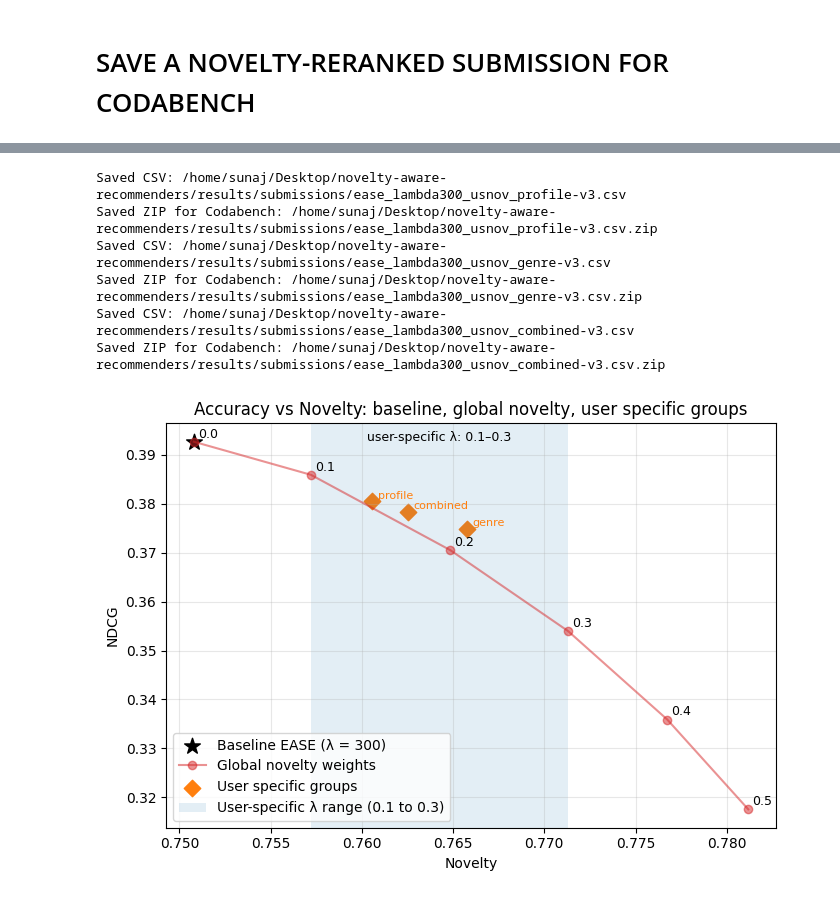
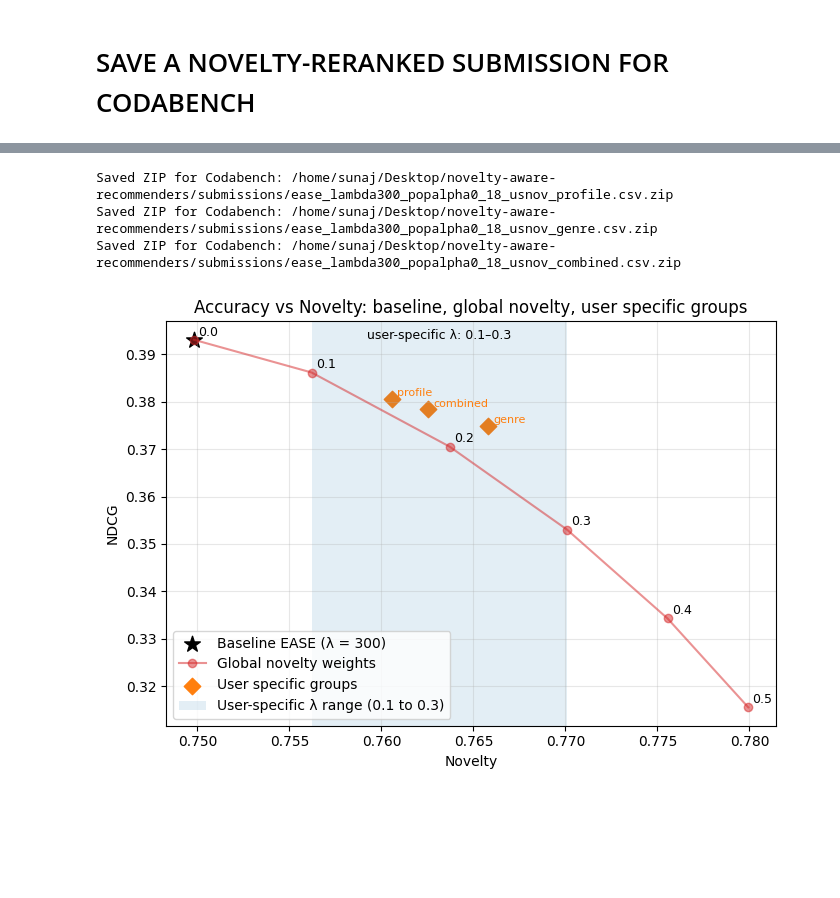
Before and after one commit to nabil-elouaamari/novelty-aware-recommenders, a Jupyter notebook: notebooks/05_novelty_reranking.ipynb, the cells around one changed output, grey strips where cells are left out. Saved outputs shown, nothing was run; the diff lists cells and outputs as text; code cells hidden in the pictures; blank space fills up the shorter version.

```diff
--- a/notebooks/05_novelty_reranking.ipynb
+++ b/notebooks/05_novelty_reranking.ipynb
@@ -28,7 +31,7 @@ df_nov
 import pandas as pd
 import matplotlib.pyplot as plt
 
-df = pd.read_csv("../submissions/sweeps/novelty_sweep_genre_offline.csv")
+df = pd.read_csv("results/sweeps/novelty_sweep_genre_offline.csv")
 
 # sort by novelty_lambda to get smooth curves
 df = df.sort_values("novelty_lambda")
@@ -303,29 +331,4 @@ EASE provides strong baseline scores, so novelty adjustments with moderate λ va
 # %%
-from src.experiments.user_specific_sweep import user_specific_rerank
-from src.data.loader import load_interactions, load_games
-from src.novelty.user_groups import (
-    assign_groups_by_profile_size,
-    assign_groups_by_genre_diversity,
-    assign_groups_combined,
-)
-import numpy as np
-from src.config import LAMBDA_REG
-from src.models.ease import EASE
-from src.pipelines.save import save_submission
-
-# 1. Load data
-train = load_interactions(train=True)
-test_in = load_interactions(train=False)
-games = load_games()
-
-item_distance = np.load("../data/processed/genre_distance.npy")
-
-# 3. Train EASE with fixed lambda_reg
-model = EASE(lambda_reg=float(LAMBDA_REG))
-
-# recommend() already uses a Codabench style mapping
-recs_grouping = model.recommend(train, test_in, top_k=300)
-
 # user-specific lambda per user, computed from the fold in interactions (test_in)
 lambda_profile  = assign_groups_by_profile_size(test_in)
 lambda_genre    = assign_groups_by_genre_diversity(test_in, games)
@@ -348,36 +351,33 @@ def build_and_save_user_specific_submission(recs, test_in, item_distance, user_l
     )
 
     submission = recs_us[["user_id", "item_id"]]
-    save_submission(submission, f"ease_lambda{LAMBDA_REG}_usnov_{grouping}")
+    save_submission(submission, f"ease_lambda{LAMBDA_REG}_popalpha{str(POP_ALPHA).replace('.', '_')}_usnov_{grouping}")
 
 # build three Codabench submissions
-build_and_save_user_specific_submission(recs_grouping, test_in, item_distance, lambda_profile,  "profile-v3")
-build_and_save_user_specific_submission(recs_grouping, test_in, item_distance, lambda_genre,    "genre-v3")
-build_and_save_user_specific_submission(recs_grouping, test_in, item_distance, lambda_combined, "combined-v3")
+build_and_save_user_specific_submission(recs_grouping, test_in, item_distance, lambda_profile,  "profile")
+build_and_save_user_specific_submission(recs_grouping, test_in, item_distance, lambda_genre,    "genre")
+build_and_save_user_specific_submission(recs_grouping, test_in, item_distance, lambda_combined, "combined")
 # %% [output]
-Saved CSV: /home/sunaj/Desktop/novelty-aware-recommenders/results/submissions/ease_lambda300_usnov_profile-v3.csv
-Saved ZIP for Codabench: /home/sunaj/Desktop/novelty-aware-recommenders/results/submissions/ease_lambda300_usnov_profile-v3.csv.zip
-Saved CSV: /home/sunaj/Desktop/novelty-aware-recommenders/results/submissions/ease_lambda300_usnov_genre-v3.csv
-Saved ZIP for Codabench: /home/sunaj/Desktop/novelty-aware-recommenders/results/submissions/ease_lambda300_usnov_genre-v3.csv.zip
-Saved CSV: /home/sunaj/Desktop/novelty-aware-recommenders/results/submissions/ease_lambda300_usnov_combined-v3.csv
-Saved ZIP for Codabench: /home/sunaj/Desktop/novelty-aware-recommenders/results/submissions/ease_lambda300_usnov_combined-v3.csv.zip
+Saved ZIP for Codabench: /home/sunaj/Desktop/novelty-aware-recommenders/submissions/ease_lambda300_popalpha0_18_usnov_profile.csv.zip
+Saved ZIP for Codabench: /home/sunaj/Desktop/novelty-aware-recommenders/submissions/ease_lambda300_popalpha0_18_usnov_genre.csv.zip
+Saved ZIP for Codabench: /home/sunaj/Desktop/novelty-aware-recommenders/submissions/ease_lambda300_popalpha0_18_usnov_combined.csv.zip
 # %%
 import matplotlib.pyplot as plt
 import pandas as pd
 
 # ----- hard coded metrics -----
 baseline = {
-    "novelty": 0.7507889761731898,
-    "ndcg":   0.39267031425710297,
+    "novelty": 0.7498022990977183,
+    "ndcg":   0.3930186147152686,
 }
 
 global_points = [
-    {"lambda": 0.0, "novelty": 0.7507889761731898, "ndcg": 0.39267031425710297},
-    {"lambda": 0.1, "novelty": 0.7572111118601107, "ndcg": 0.38590605984985804},
-    {"lambda": 0.2, "novelty": 0.7648459260502501,  "ndcg": 0.3705198719532373},
-    {"lambda": 0.3, "novelty": 0.7713025802356118, "ndcg": 0.35398179993927137},
-    {"lambda": 0.4, "novelty": 0.7767377932382226, "ndcg": 0.3359108232606167},
-    {"lambda": 0.5, "novelty": 0.7811795147723767, "ndcg": 0.3175564610765378},
+    {"lambda": 0.0, "novelty": 0.7498022990977183, "ndcg": 0.3930186147152686},
+    {"lambda": 0.1, "novelty": 0.7562094423207947, "ndcg": 0.3861095864318747},
+    {"lambda": 0.2, "novelty": 0.7637067633499971,  "ndcg": 0.3704992922855129},
+    {"lambda": 0.3, "novelty": 0.7700860079958337, "ndcg": 0.3530271897337255},
+    {"lambda": 0.4, "novelty": 0.775549252388333, "ndcg": 0.33431646556985867},
+    {"lambda": 0.5, "novelty": 0.7799354564561592, "ndcg": 0.31560328263618875},
 ]
 
 user_points = [
@@ -458,35 +458,33 @@ for _, row in df_user.iterrows():
         color="tab:orange",
     )
 
-from matplotlib.patches import Rectangle
-
 # novelty bounds that correspond to lambda in [0.1, 0.3]
 nov_min = df_global.loc[df_global["lambda"] == 0.1, "novelty"].iloc[0]
 nov_max = df_global.loc[df_global["lambda"] == 0.3, "novelty"].iloc[0]
 
 ax = plt.gca()
 y0, y1 = ax.get_ylim()
 
 # vertical band across the whole plot height
 ax.axvspan(nov_min, nov_max, alpha=0.12, label="User-specific λ range (0.1 to 0.3)")
 
 # optional text label inside the band
 ax.text(
     (nov_min + nov_max) / 2,
     y1 - 0.02 * (y1 - y0),
     "user-specific λ: 0.1–0.3",
     ha="center",
     va="top",
     fontsize=9,
 )
 
 
 plt.xlabel("Novelty")
 plt.ylabel("NDCG")
 plt.title("Accuracy vs Novelty: baseline, global novelty, user specific groups")
 plt.grid(alpha=0.3)
 plt.legend(loc="lower left")
 plt.tight_layout()
 plt.show()
 # %% [output]
-[figure, old version]
+[figure, new version]
```
Also changed, not shown: parts of 13 cells of this notebook, 12 other files.
